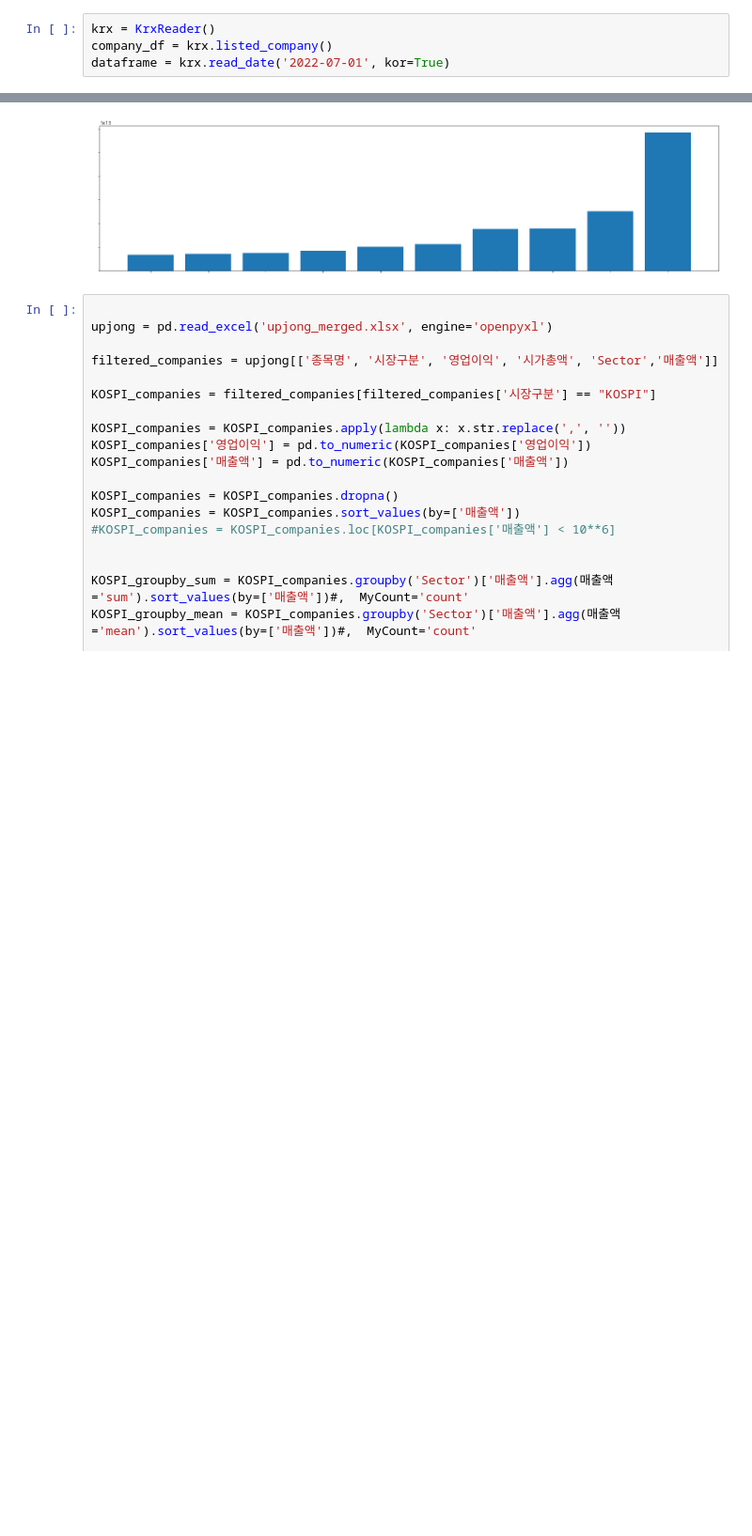
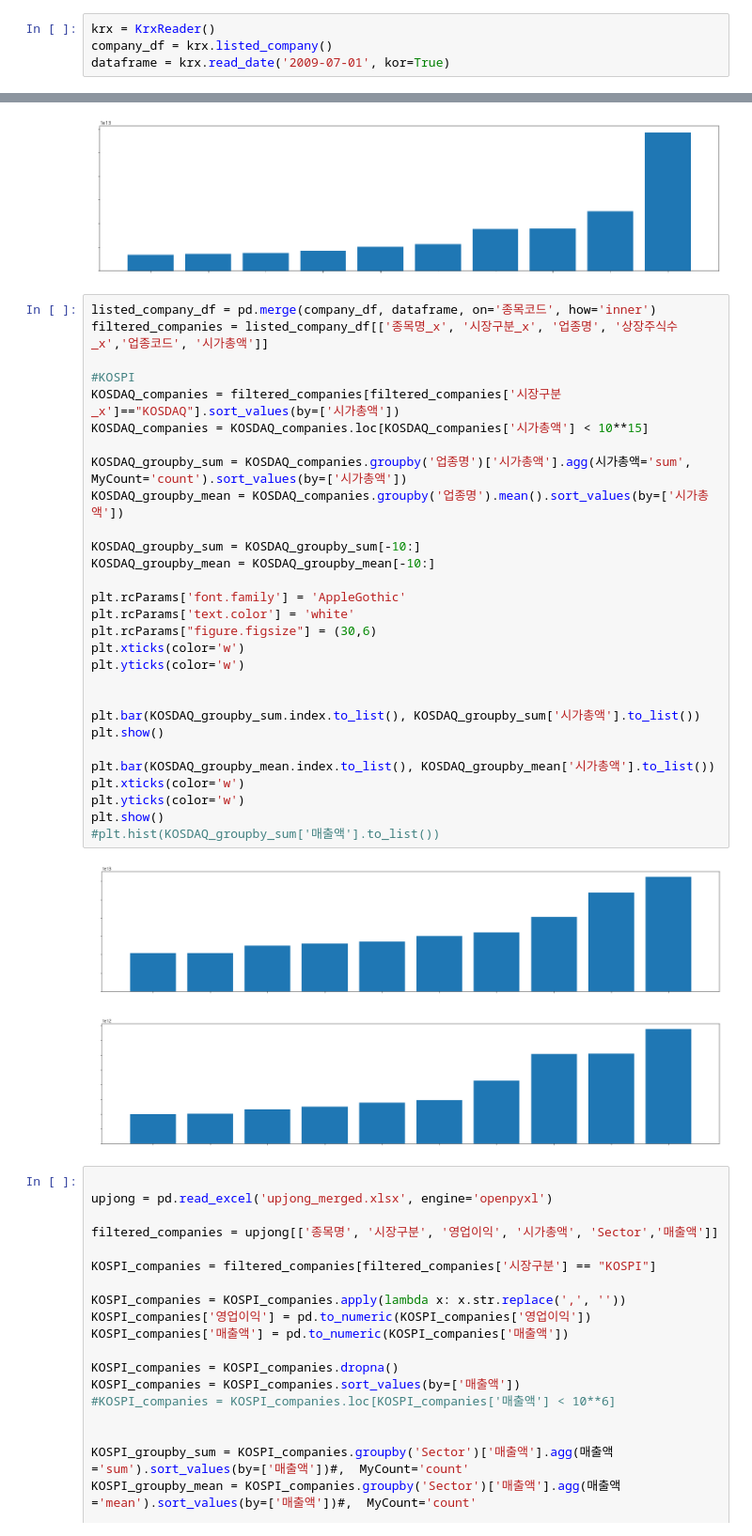
Before and after one commit to limetree06/dataScience, a Jupyter notebook: week3/stockMarket_analytics.ipynb, the cells around one changed output, grey strips where cells are left out. Shown: that part at 94% size. Drawn from its saved outputs; the diff is of its cells as text; blank space fills up the shorter version.

```diff
--- a/week3/stockMarket_analytics.ipynb
+++ b/week3/stockMarket_analytics.ipynb
@@ -11,4 +129,4 @@ import matplotlib.pyplot as plt
 # %%
 krx = KrxReader()
 company_df = krx.listed_company()
-dataframe = krx.read_date('2022-07-01', kor=True)
+dataframe = krx.read_date('2009-07-01', kor=True)
@@ -83,6 +219,38 @@ plt.show()
 # %% [output]
 [figure]
 [figure]
+# %%
+listed_company_df = pd.merge(company_df, dataframe, on='종목코드', how='inner')
+filtered_companies = listed_company_df[['종목명_x', '시장구분_x', '업종명', '상장주식수_x','업종코드', '시가총액']]
+
+#KOSPI
+KOSDAQ_companies = filtered_companies[filtered_companies['시장구분_x']=="KOSDAQ"].sort_values(by=['시가총액'])
+KOSDAQ_companies = KOSDAQ_companies.loc[KOSDAQ_companies['시가총액'] < 10**15]
+
+KOSDAQ_groupby_sum = KOSDAQ_companies.groupby('업종명')['시가총액'].agg(시가총액='sum', MyCount='count').sort_values(by=['시가총액'])
+KOSDAQ_groupby_mean = KOSDAQ_companies.groupby('업종명').mean().sort_values(by=['시가총액'])
+
+KOSDAQ_groupby_sum = KOSDAQ_groupby_sum[-10:]
+KOSDAQ_groupby_mean = KOSDAQ_groupby_mean[-10:]
+
+plt.rcParams['font.family'] = 'AppleGothic'
+plt.rcParams['text.color'] = 'white'
+plt.rcParams["figure.figsize"] = (30,6)
+plt.xticks(color='w')
+plt.yticks(color='w')
+
+
+plt.bar(KOSDAQ_groupby_sum.index.to_list(), KOSDAQ_groupby_sum['시가총액'].to_list())
+plt.show()
+
+plt.bar(KOSDAQ_groupby_mean.index.to_list(), KOSDAQ_groupby_mean['시가총액'].to_list())
+plt.xticks(color='w')
+plt.yticks(color='w')
+plt.show()
+#plt.hist(KOSDAQ_groupby_sum['매출액'].to_list())
+# %% [output]
+[figure, added]
+[figure, added]
 # %%
 
 upjong = pd.read_excel('upjong_merged.xlsx', engine='openpyxl')
```
Also changed, not shown: parts of 10 cells of this notebook, 1 other file.
